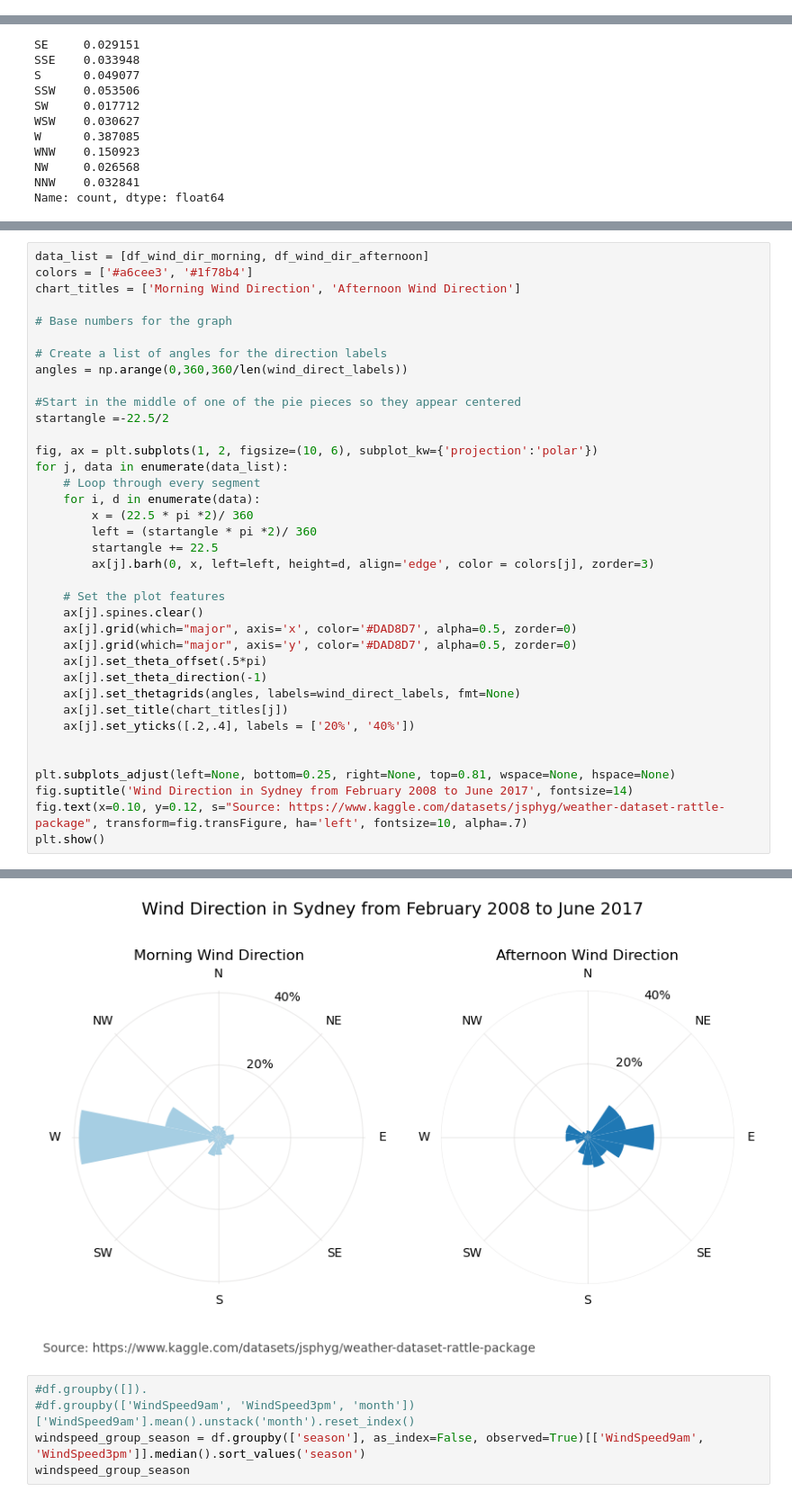
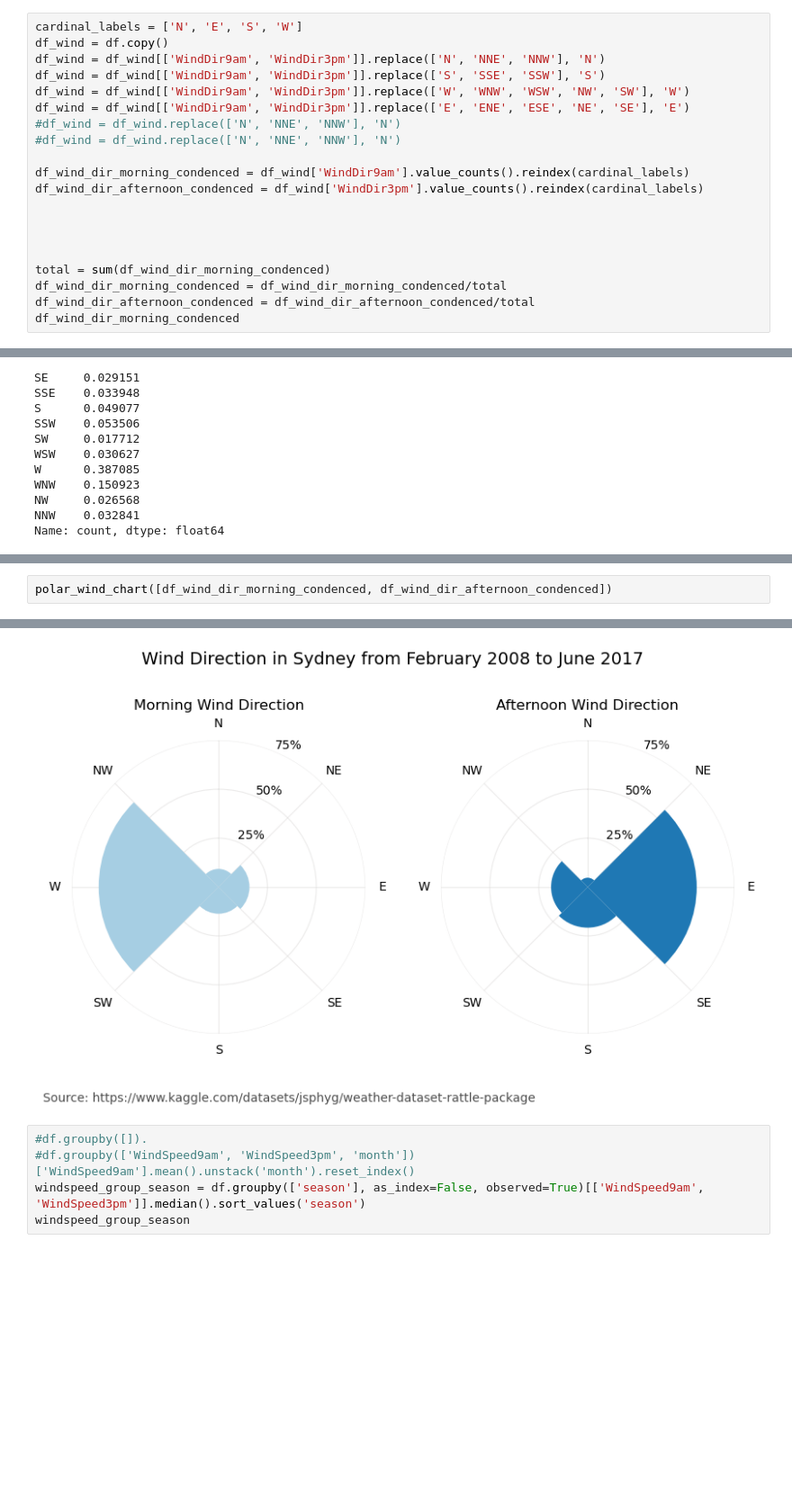
Before and after one commit to M-Harms/Data-Visualization, a Jupyter notebook: sydney_weather.ipynb, the cells around one changed output, grey strips where cells are left out. Shown: that part at 90% size. Drawn from its saved outputs; the diff is of its cells as text; blank space fills up the shorter version.

Commit message:
Made polar graph into a function. Minor code changes.

```diff
--- a/sydney_weather.ipynb
+++ b/sydney_weather.ipynb
@@ -52,0 +31,20 @@ wind_direct_labels = ['N', 'NE', 'E', 'SE', 'S', 'SW', 'W',  'NW']
+# %%
+cardinal_labels = ['N', 'E', 'S', 'W']
+df_wind = df.copy()
+df_wind = df_wind[['WindDir9am', 'WindDir3pm']].replace(['N', 'NNE', 'NNW'], 'N')
+df_wind = df_wind[['WindDir9am', 'WindDir3pm']].replace(['S', 'SSE', 'SSW'], 'S')
+df_wind = df_wind[['WindDir9am', 'WindDir3pm']].replace(['W', 'WNW', 'WSW', 'NW', 'SW'], 'W')
+df_wind = df_wind[['WindDir9am', 'WindDir3pm']].replace(['E', 'ENE', 'ESE', 'NE', 'SE'], 'E')
+#df_wind = df_wind.replace(['N', 'NNE', 'NNW'], 'N')
+#df_wind = df_wind.replace(['N', 'NNE', 'NNW'], 'N')
+
+df_wind_dir_morning_condenced = df_wind['WindDir9am'].value_counts().reindex(cardinal_labels)
+df_wind_dir_afternoon_condenced = df_wind['WindDir3pm'].value_counts().reindex(cardinal_labels)
+
+
+
+
+total = sum(df_wind_dir_morning_condenced)
+df_wind_dir_morning_condenced = df_wind_dir_morning_condenced/total
+df_wind_dir_afternoon_condenced = df_wind_dir_afternoon_condenced/total
+df_wind_dir_morning_condenced
@@ -80,38 +126,3 @@ Name: count, dtype: float64
 # %%
-data_list = [df_wind_dir_morning, df_wind_dir_afternoon]
-colors = ['#a6cee3', '#1f78b4']
-chart_titles = ['Morning Wind Direction', 'Afternoon Wind Direction']
-
-# Base numbers for the graph
-
-# Create a list of angles for the direction labels
-angles = np.arange(0,360,360/len(wind_direct_labels))
-
-#Start in the middle of one of the pie pieces so they appear centered
-startangle =-22.5/2
-
-fig, ax = plt.subplots(1, 2, figsize=(10, 6), subplot_kw={'projection':'polar'})
-for j, data in enumerate(data_list):
-    # Loop through every segment
-    for i, d in enumerate(data):
-        x = (22.5 * pi *2)/ 360
-        left = (startangle * pi *2)/ 360
-        startangle += 22.5
-        ax[j].barh(0, x, left=left, height=d, align='edge', color = colors[j], zorder=3)
-
-    # Set the plot features
-    ax[j].spines.clear()
-    ax[j].grid(which="major", axis='x', color='#DAD8D7', alpha=0.5, zorder=0)
-    ax[j].grid(which="major", axis='y', color='#DAD8D7', alpha=0.5, zorder=0)
-    ax[j].set_theta_offset(.5*pi)
-    ax[j].set_theta_direction(-1)
-    ax[j].set_thetagrids(angles, labels=wind_direct_labels, fmt=None)
-    ax[j].set_title(chart_titles[j])
-    ax[j].set_yticks([.2,.4], labels = ['20%', '40%'])
-
-
-plt.subplots_adjust(left=None, bottom=0.25, right=None, top=0.81, wspace=None, hspace=None)
-fig.suptitle('Wind Direction in Sydney from February 2008 to June 2017', fontsize=14)
-fig.text(x=0.10, y=0.12, s="Source: https://www.kaggle.com/datasets/jsphyg/weather-dataset-rattle-package", transform=fig.transFigure, ha='left', fontsize=10, alpha=.7)
-plt.show()
+polar_wind_chart([df_wind_dir_morning_condenced, df_wind_dir_afternoon_condenced])
 # %% [output]
@@ -119,4 +129,4 @@ plt.show()
-[figure, old version]
+[figure, new version]
 # %%
 #df.groupby([]).
 #df.groupby(['WindSpeed9am', 'WindSpeed3pm', 'month'])['WindSpeed9am'].mean().unstack('month').reset_index()
```
Also changed, not shown: parts of 9 cells of this notebook.
